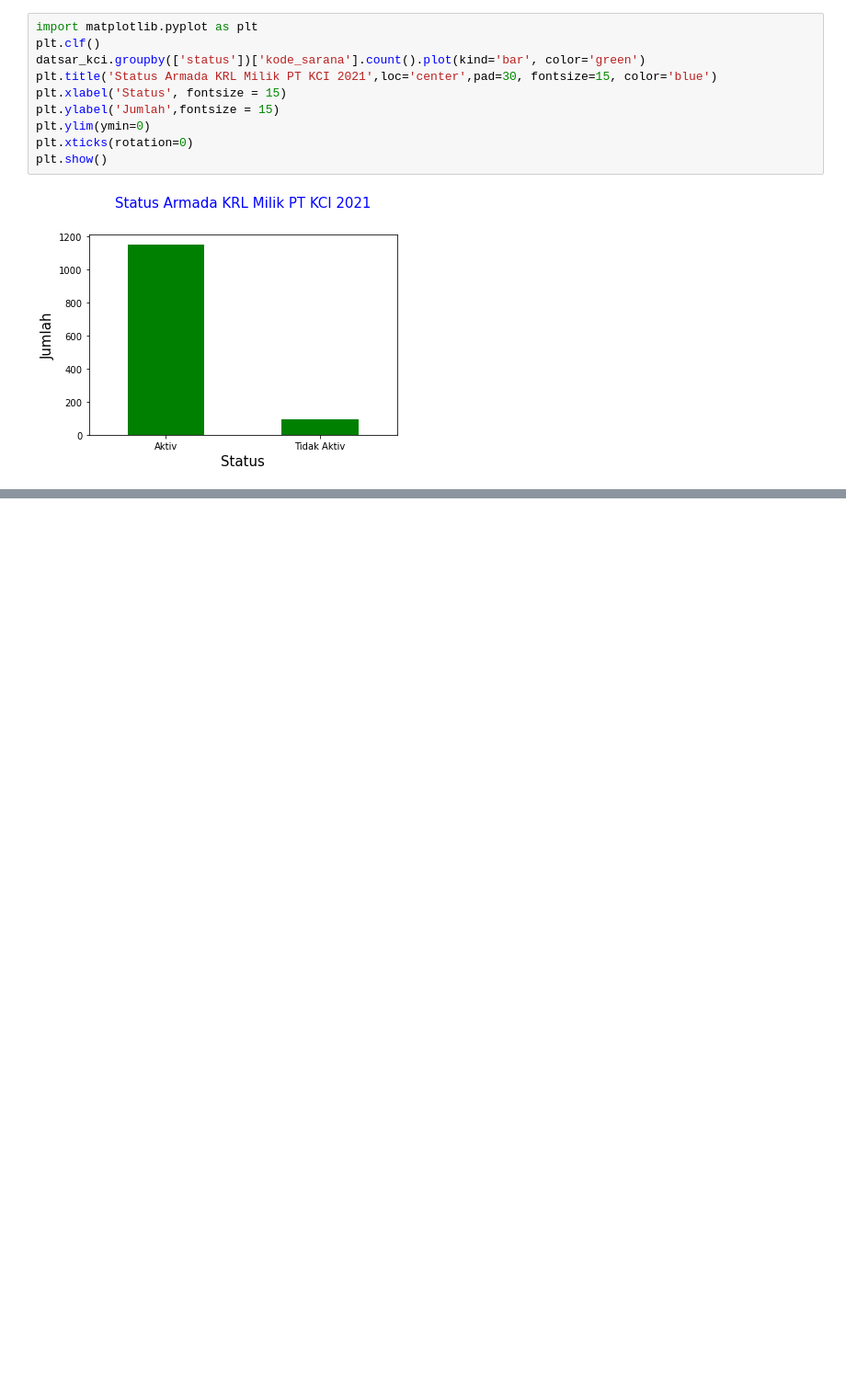
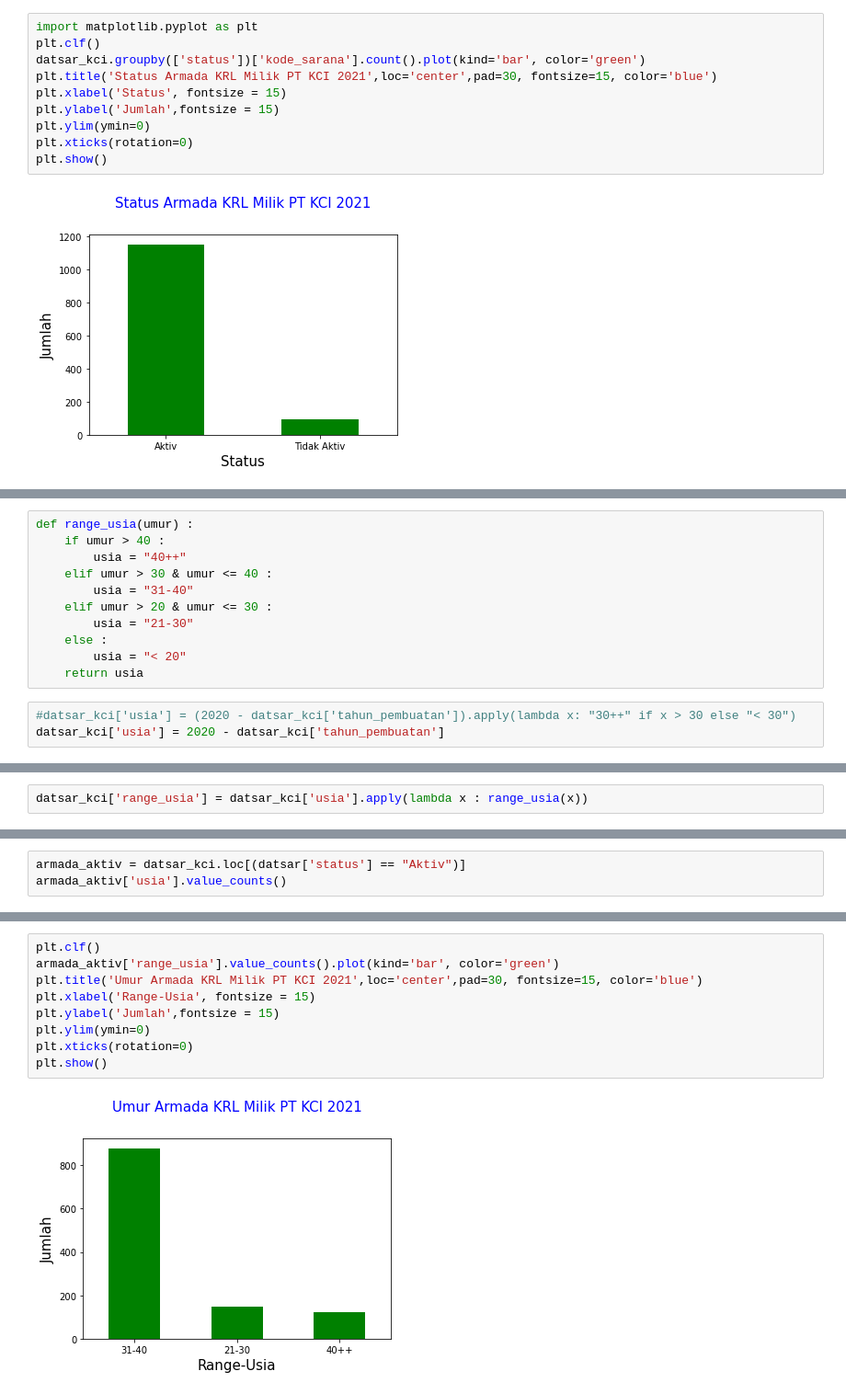
Before and after one commit to cktheone/DQLab, a Jupyter notebook: Latihan/KRL_KCI.ipynb, the cells around one changed output, grey strips where cells are left out. Shown at 92% size. Saved outputs shown, nothing was run; the diff lists cells and outputs as text; blank space fills up the shorter version.

```diff
--- a/Latihan/KRL_KCI.ipynb
+++ b/Latihan/KRL_KCI.ipynb
@@ -59,0 +123,14 @@ error: nothing to repeat at position 5
+# %%
+def range_usia(umur) :
+    if umur > 40 :
+        usia = "40++"
+    elif umur > 30 & umur <= 40 :
+        usia = "31-40"
+    elif umur > 20 & umur <= 30 :
+        usia = "21-30"
+    else :
+        usia = "< 20"
+    return usia
+# %%
+#datsar_kci['usia'] = (2020 - datsar_kci['tahun_pembuatan']).apply(lambda x: "30++" if x > 30 else "< 30")
+datsar_kci['usia'] = 2020 - datsar_kci['tahun_pembuatan']
@@ -59,0 +143,2 @@ error: nothing to repeat at position 5
+# %%
+datsar_kci['range_usia'] = datsar_kci['usia'].apply(lambda x : range_usia(x))
@@ -59,0 +161,3 @@ error: nothing to repeat at position 5
+# %%
+armada_aktiv = datsar_kci.loc[(datsar['status'] == "Aktiv")]
+armada_aktiv['usia'].value_counts()
@@ -59,0 +185,11 @@ error: nothing to repeat at position 5
+# %%
+plt.clf()
+armada_aktiv['range_usia'].value_counts().plot(kind='bar', color='green')
+plt.title('Umur Armada KRL Milik PT KCI 2021',loc='center',pad=30, fontsize=15, color='blue')
+plt.xlabel('Range-Usia', fontsize = 15)
+plt.ylabel('Jumlah',fontsize = 15)
+plt.ylim(ymin=0)
+plt.xticks(rotation=0)
+plt.show()
+# %% [output]
+[figure, added]
```
Also changed, not shown: parts of 12 cells of this notebook.
